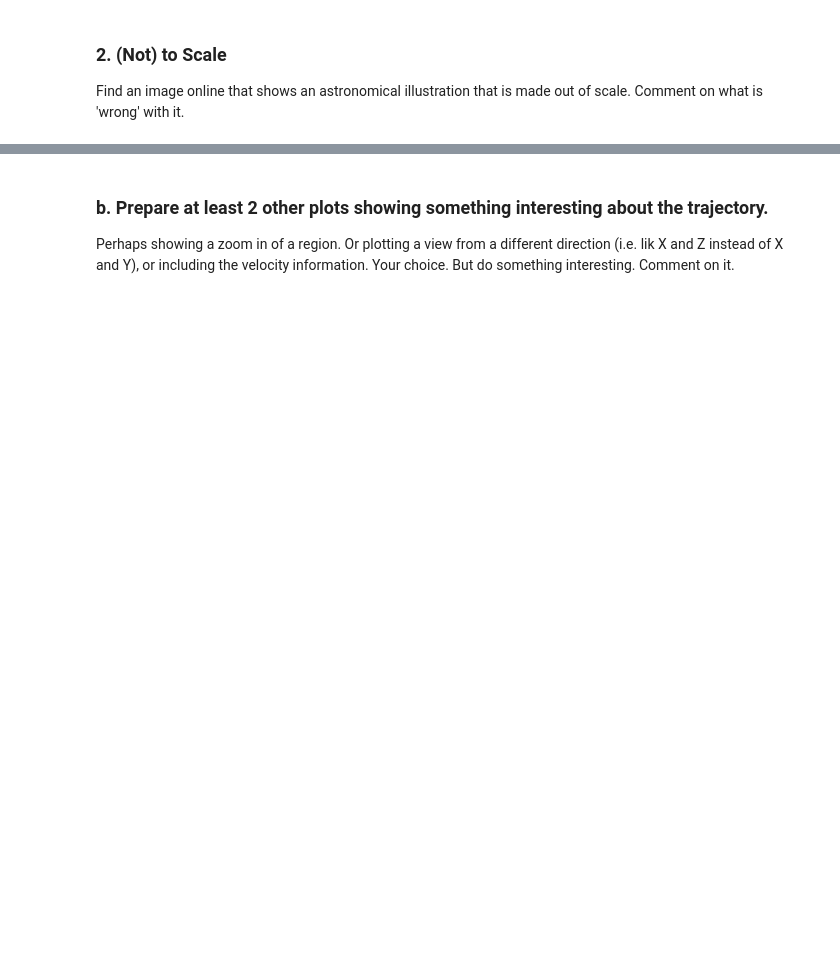
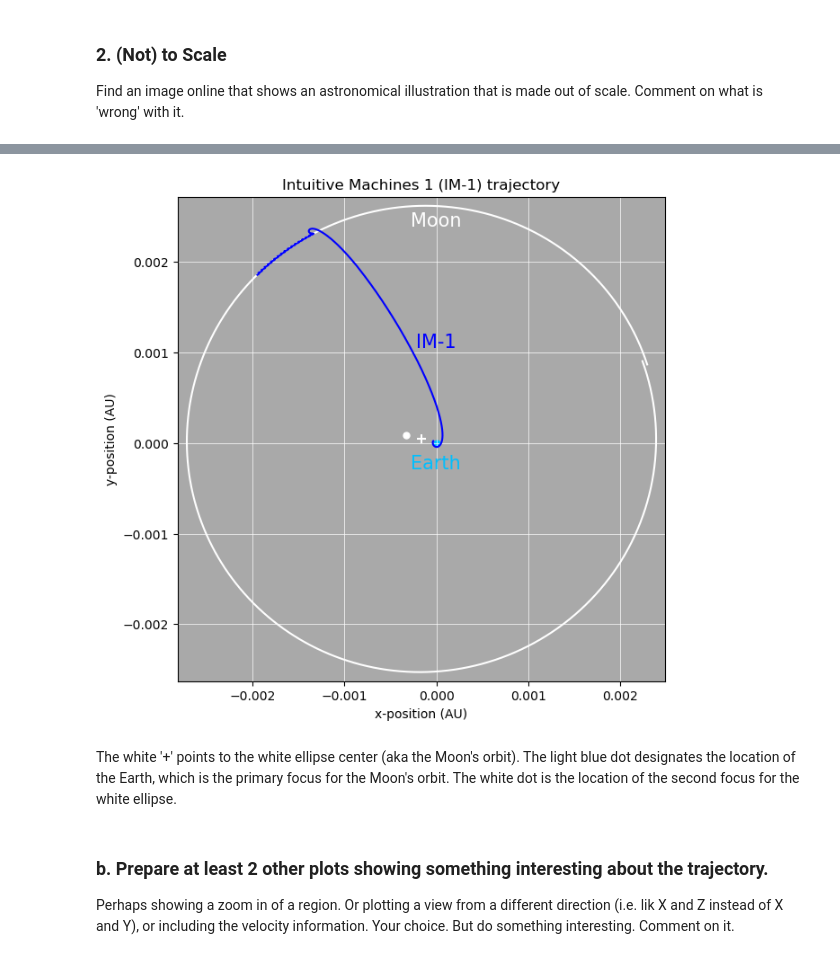
Before and after one commit to es2903/PHYS454, a Jupyter notebook: HW2/ES PHYS454 HW2.ipynb, the cells around one changed output, grey strips where cells are left out. Cells and saved outputs as stored; diff of their text form; code cells hidden in the pictures; blank space fills up the shorter version.

```diff
--- a/HW2/ES PHYS454 HW2.ipynb
+++ b/HW2/ES PHYS454 HW2.ipynb
@@ -334,0 +404,13 @@ Here is a version that you can use as guidance to see what the trajectory looks
+# %%
+# Intuitive Machines 1 values
+im1_start_time = '2024-02-15T06:07:00.00'
+im1_end_time = '2024-02-22T22:50:00.00'
+
+# Generate ephemeris for IM-1
+# https://ssd.jpl.nasa.gov/horizons/tutorial.html
+im1 = Horizons('-229', location='@399', epochs={'start':im1_start_time,'stop':im1_end_time,'step':'1min'})
+table_im1 = im1.vectors()
+coord_im1 = SkyCoord(table_im1['x'].quantity, table_im1['y'].quantity, table_im1['z'].quantity,
+                         representation_type='cartesian', frame='icrs',obstime=im1_start_time)
+
+print(coord_im1, len(coord_im1))
@@ -335,3 +425,35 @@ Here is a version that you can use as guidance to see what the trajectory looks
+# %%
+# Plotting Moon path with Earth center and IM-1 trajectory
+fig6, ax6 = plt.subplots(figsize=(7,7))
+ax6.set_facecolor('darkgrey')
+
+ax6.scatter(earth_location[0], earth_location[1], s=100, marker='.', color='deepskyblue')
+ax6.scatter(moon_ellipse_xcenter, moon_ellipse_ycenter, s=50, marker='+', color='w')
+
+ax6.plot(table_moon['x'], table_moon['y'], color='w')
+ax6.scatter(other_moon_focus[0], other_moon_focus[1], s=100, marker='.', color='w')
+
+ax6.plot(table_im1['x'], table_im1['y'], color='b')
+
+ax6.set(title='Intuitive Machines 1 (IM-1) trajectory')
+ax6.set(xlabel='x-position (AU)')
+ax6.set(ylabel='y-position (AU)')
+
+# Labeling the Earth, Moon, and IM-1
+ax6.text(0.52, 0.45, 'Earth', color='deepskyblue', fontsize=15,
+         horizontalalignment='center', verticalalignment='center', transform=ax6.transAxes)
+ax6.text(0.52, 0.95, 'Moon', color='w', fontsize=15,
+         horizontalalignment='center', verticalalignment='center', transform=ax6.transAxes)
+ax6.text(0.52, 0.7, 'IM-1', color='b', fontsize=15,
+         horizontalalignment='center', verticalalignment='center', transform=ax6.transAxes)
+
+ax6.set_xlim(min(table_moon['x'] - 0.0001), max(table_moon['x'] + 0.0001))
+ax6.set_ylim(min(table_moon['y'] - 0.0001), max(table_moon['y'] + 0.0001))
+ax6.grid(color='w', linewidth=0.5)
+# %% [output]
+[figure, added]
+# %% [markdown]
+The white '+' points to the white ellipse center (aka the Moon's orbit). The light blue dot designates the location of the Earth, which is the primary focus for the Moon's orbit. The white dot is the location of the second focus for the white ellipse.
 # %% [markdown]
 ### b. Prepare at least 2 other plots showing something interesting about the trajectory.
 Perhaps showing a zoom in of a region. Or plotting a view from a different direction (i.e. lik X and Z instead of X and Y), or including the velocity information. Your choice. But do something interesting. Comment on it.
```
Also changed, not shown: parts of 16 cells of this notebook, 2 other files.
